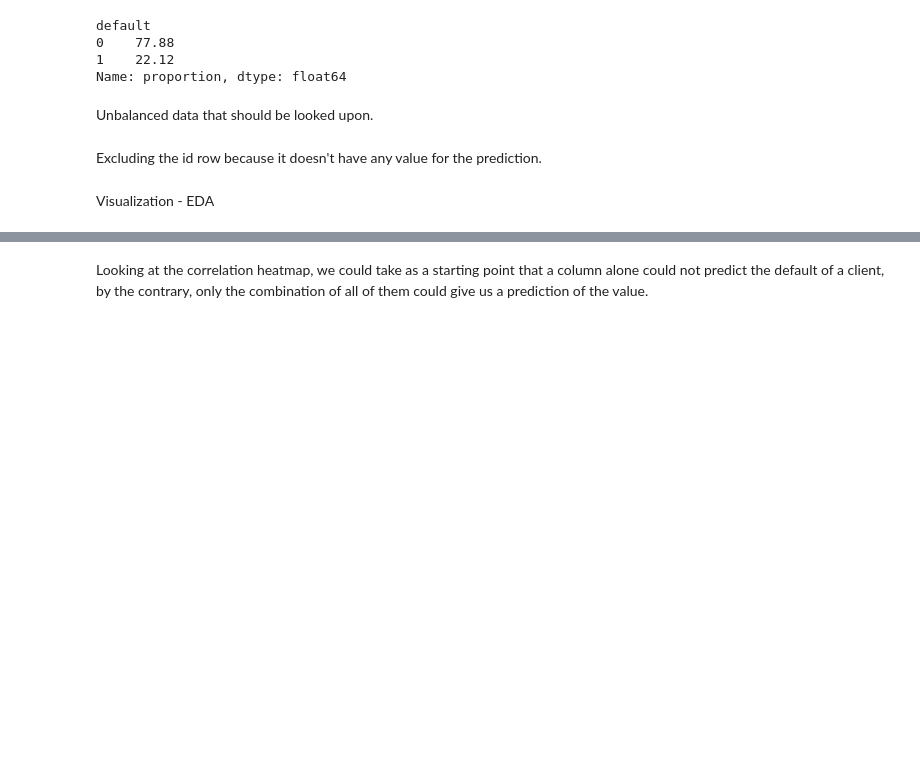
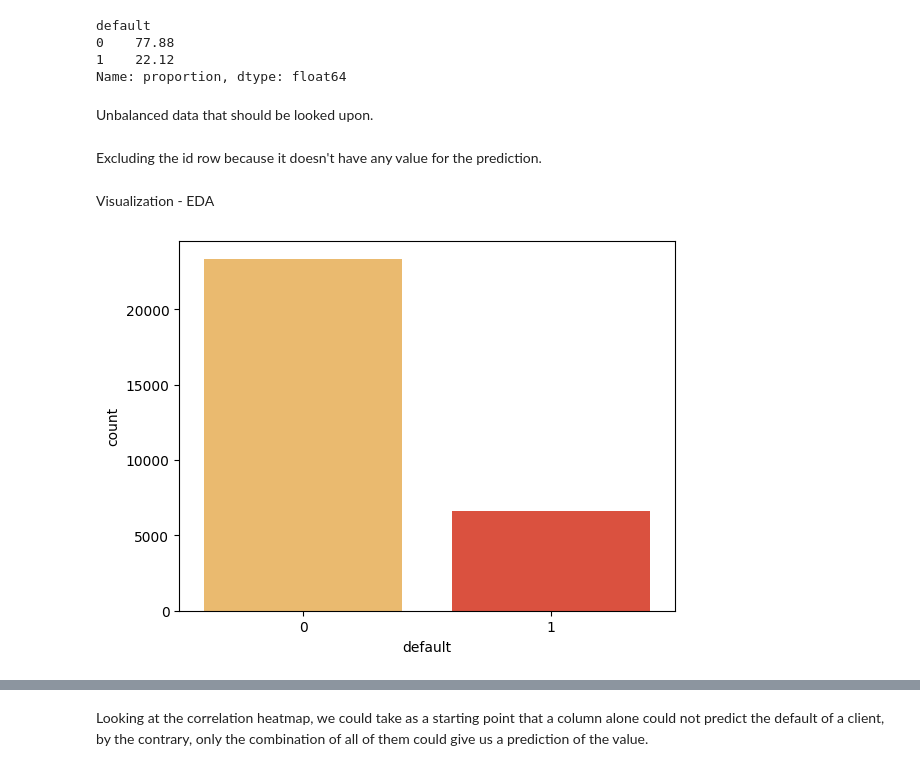
Before and after one commit to ASFischer/credit_risk, a Jupyter notebook: notebooks/eda.ipynb, the cells around one changed output, grey strips where cells are left out. Saved outputs shown, nothing was run; the diff lists cells and outputs as text; code cells hidden in the pictures; blank space fills up the shorter version.

```diff
--- a/notebooks/eda.ipynb
+++ b/notebooks/eda.ipynb
@@ -226,3 +231,9 @@ df.drop(columns=['id'], inplace=True)
 Excluding the id row because it doesn't have any value for the prediction.
 # %% [markdown]
 Visualization - EDA
+# %%
+sns.countplot(x='default', data=df,hue='default', palette='YlOrRd', legend=False)
+plt.savefig('../plots/default_count.png')
+plt.show()
+# %% [output]
+[figure, added]
```
Also changed, not shown: parts of 19 cells of this notebook, 3 other files.
